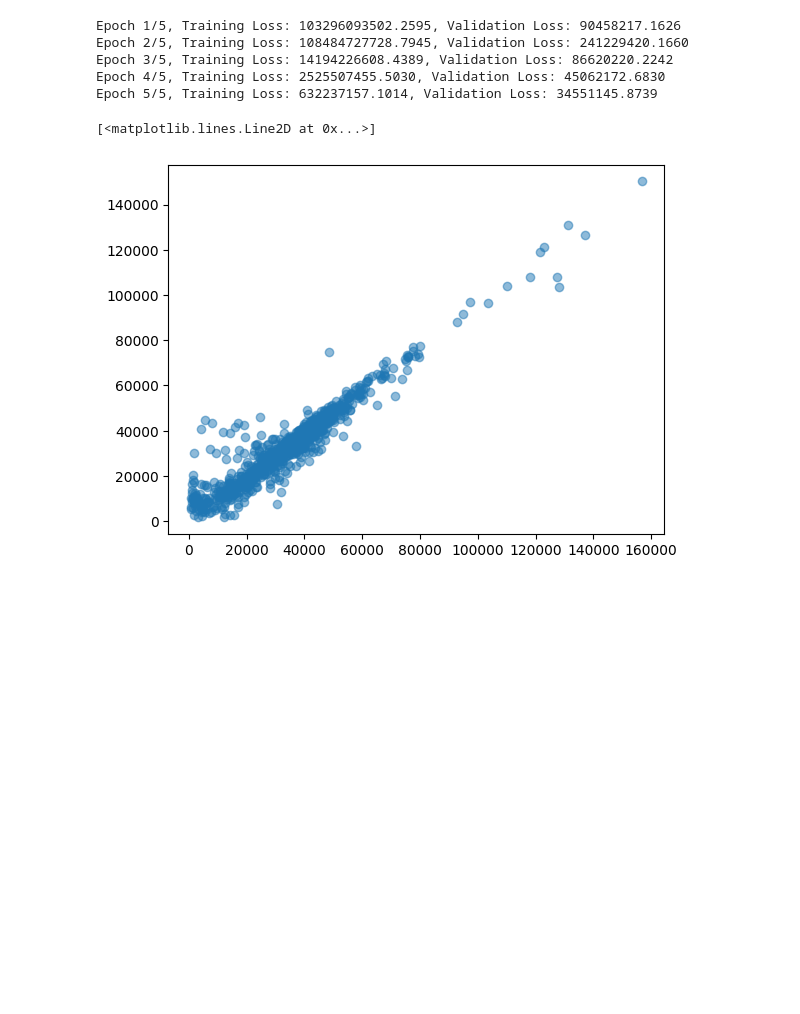
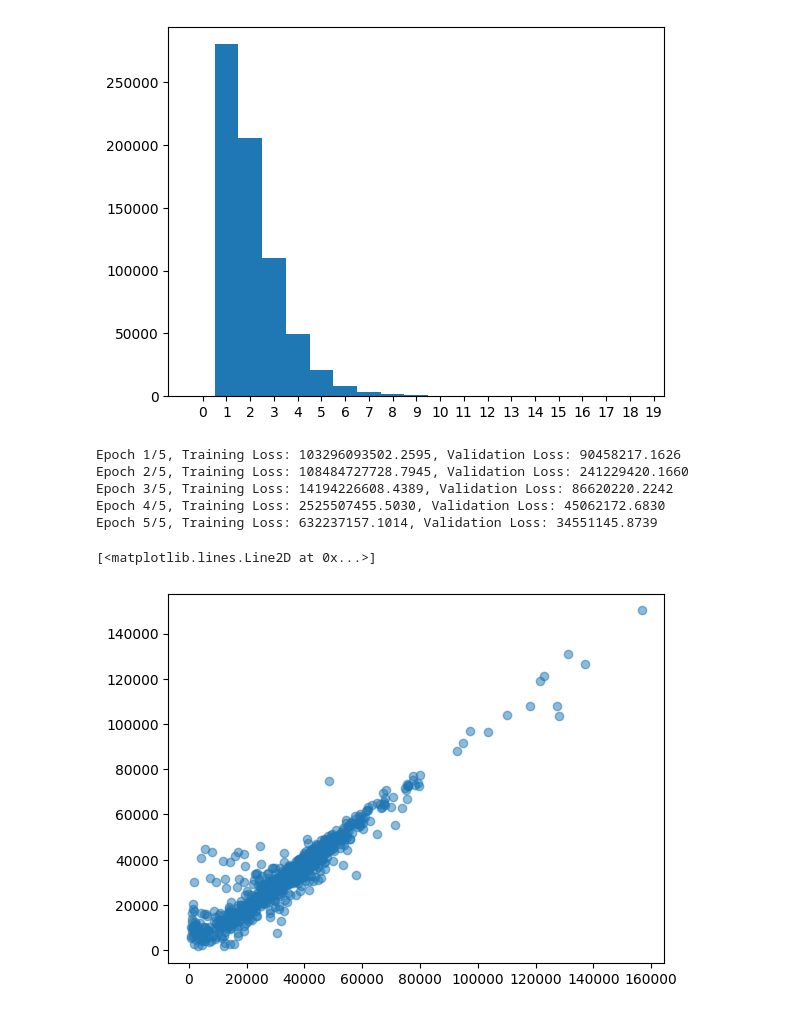
Before and after one commit to Le-Jonas/Masters_project, a Jupyter notebook: Clean_ML.ipynb, the cells around one changed output. Saved outputs shown, nothing was run; the diff lists cells and outputs as text; code cells hidden in the pictures; blank space fills up the shorter version.

```diff
--- a/Clean_ML.ipynb
+++ b/Clean_ML.ipynb
@@ -26,0 +27,3 @@ Example file: user.amoranch.50917419._000095.output.h5
+# %%
+file = h5py.File(h5_path, 'r')
+file["egammas"].dtype.names
@@ -27,3 +48,9 @@ Example file: user.amoranch.50917419._000095.output.h5
+# %%
+plt.hist(file["egammas"]["nTracks"], bins=np.arange(0, 20) - 0.5, density=False)
+plt.xticks(range(20))
+plt.show()
+# %% [output]
+[figure, added]
 # %%
 class H5EgammaDataset_fully_batched(Dataset):
     #Initialization of the dataset class. Needs input for the dataset file paths, the source of the target variable,
```
Also changed, not shown: parts of 2 cells of this notebook.
